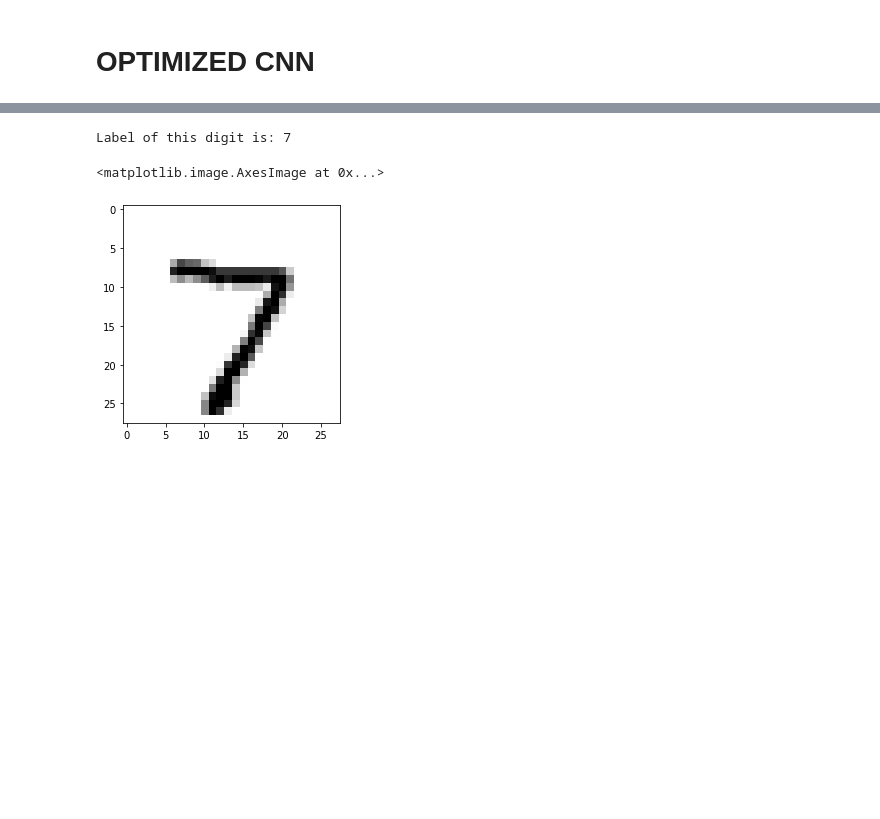
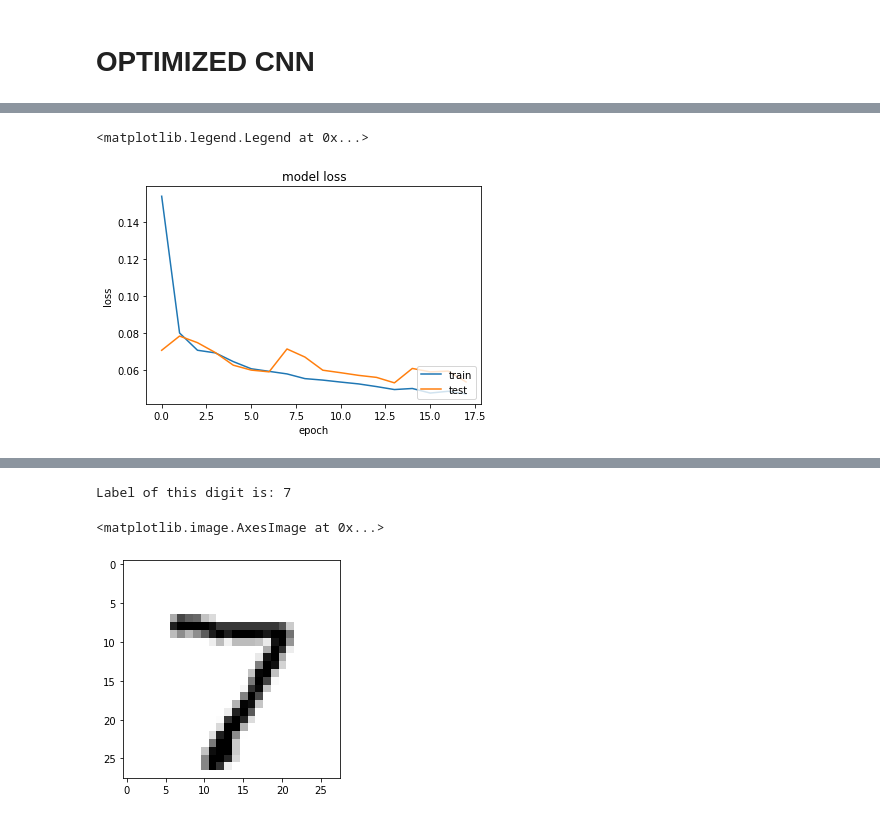
Before and after one commit to SushP07/Machine-Learning, a Jupyter notebook: HandWrittenDigitRecognition.ipynb, the cells around one changed output, grey strips where cells are left out. Cells and saved outputs as stored; diff of their text form; code cells hidden in the pictures; blank space fills up the shorter version.

```diff
--- a/HandWrittenDigitRecognition.ipynb
+++ b/HandWrittenDigitRecognition.ipynb
@@ -378,11 +382,14 @@ plt.legend(['train', 'test'], loc='lower right')
 # %%
-plt.subplot(2,1,1)
+
 plt.plot(history2.history['loss'])
 plt.plot(history2.history['val_loss'])
 plt.title('model loss')
 plt.ylabel('loss')
 plt.xlabel('epoch')
 plt.legend(['train', 'test'], loc='lower right')
+# %% [output]
+<matplotlib.legend.Legend at 0x...>
+[figure, added]
 # %%
 predictions = cnn_model.predict(test_images)
 predictions[0]
```
Also changed, not shown: parts of 22 cells of this notebook.
